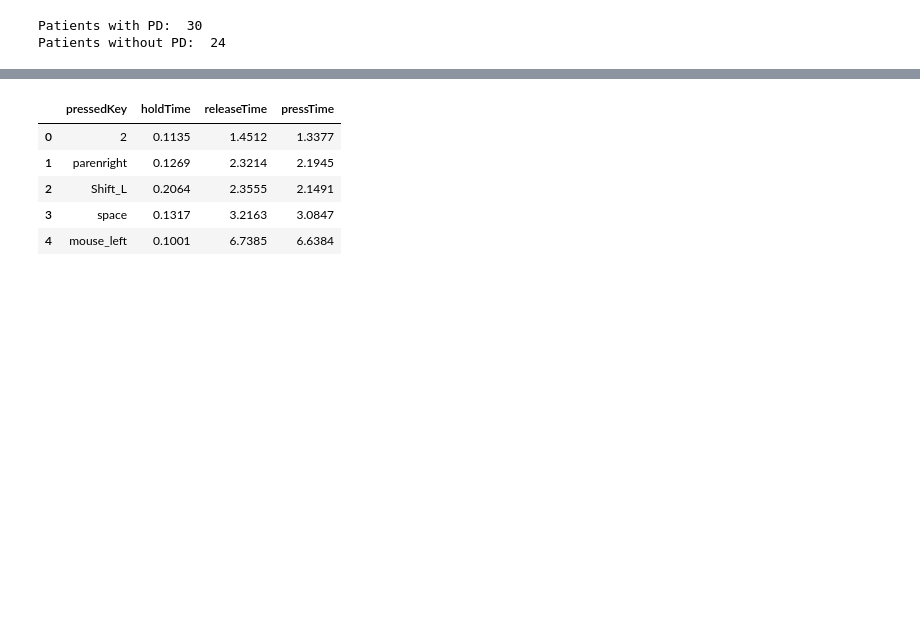
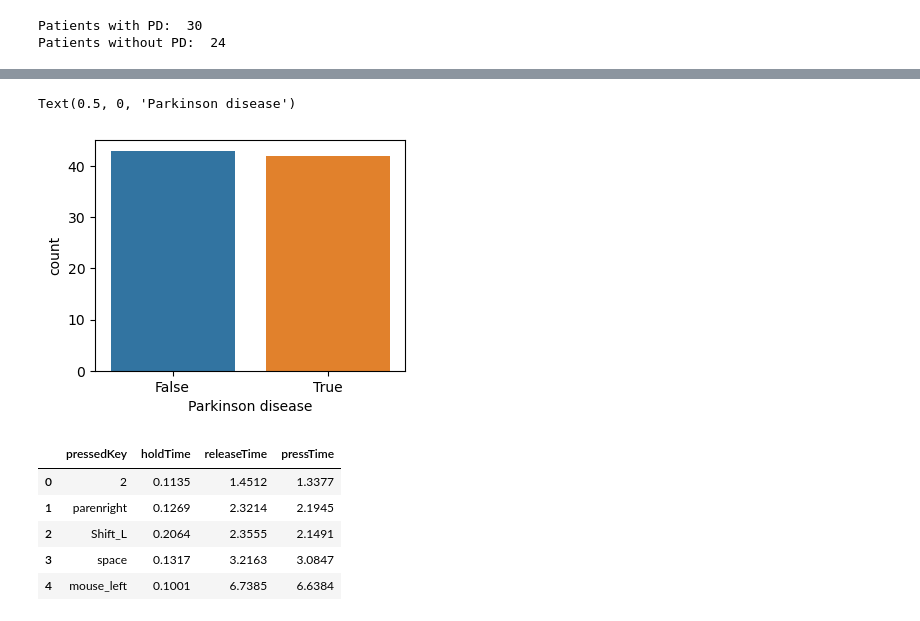
Before and after one commit to HannaKatarzyna/monKEY_app, a Jupyter notebook: preprocessing.ipynb, the cells around one changed output, grey strips where cells are left out. Drawn from its saved outputs; the diff is of its cells as text; code cells hidden in the pictures; blank space fills up the shorter version.

```diff
--- a/preprocessing.ipynb
+++ b/preprocessing.ipynb
@@ -59,3 +61,10 @@ df_conc.tail()
+# %%
+plt.figure(figsize=[4,3])
+sns.countplot(x = 'gt', data = df_conc)
+plt.xlabel('Parkinson disease')
+# %% [output]
+Text(0.5, 0, 'Parkinson disease')
+[figure, added]
 # %%
 # read example file
 df_ID = pd.read_csv('D:/studia_mgrEIM/master_diploma/data/neuroqwerty/MIT-CS2PD/data_MIT-CS2PD/'+ df2['file_1'][1], header = None, names=['pressedKey','holdTime', 'releaseTime', 'pressTime'])
```
Also changed, not shown: parts of 7 cells of this notebook.
